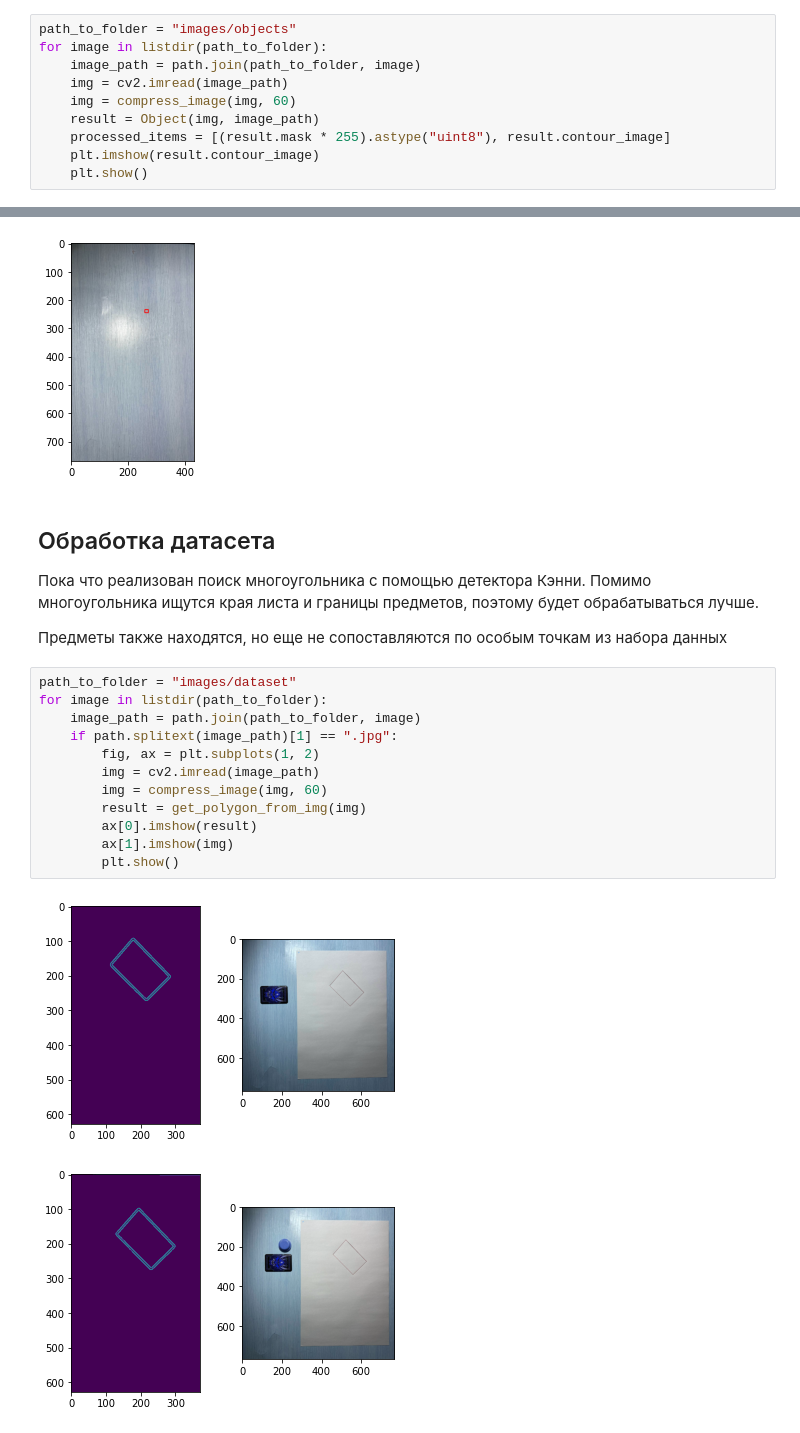
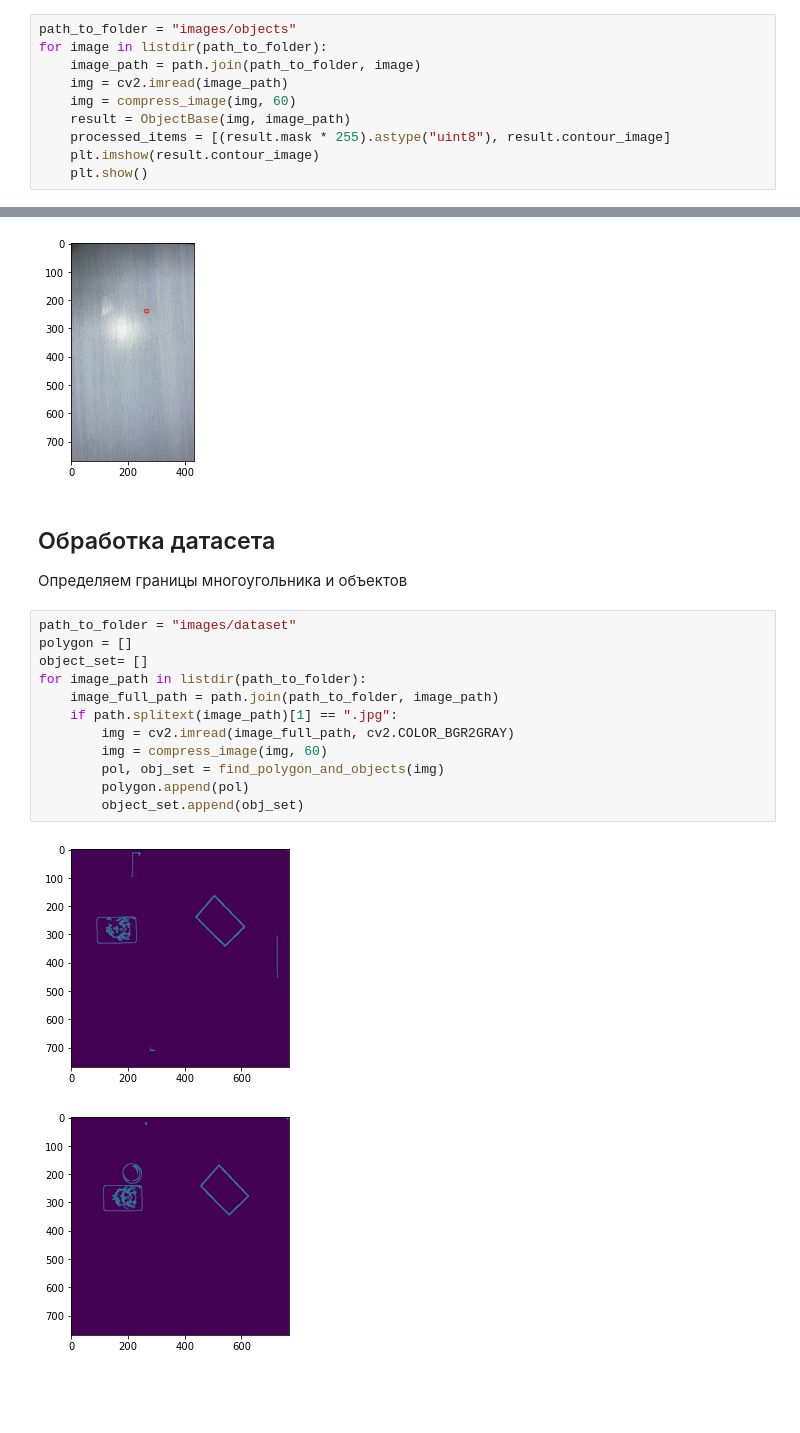
Before and after one commit to ayu-f/IntelligentPlacer, a Jupyter notebook: second_iter.ipynb, the cells around one changed output, grey strips where cells are left out. Saved outputs shown, nothing was run; the diff lists cells and outputs as text; blank space fills up the shorter version.

```diff
--- a/first_it.ipynb
+++ b/second_iter.ipynb
@@ -15,7 +17,7 @@ for image in listdir(path_to_folder):
     image_path = path.join(path_to_folder, image)
     img = cv2.imread(image_path)
     img = compress_image(img, 60)
-    result = Object(img, image_path)
+    result = ObjectBase(img, image_path)
     processed_items = [(result.mask * 255).astype("uint8"), result.contour_image]
     plt.imshow(result.contour_image)
     plt.show()
@@ -34,21 +36,19 @@ for image in listdir(path_to_folder):
 # %% [markdown]
 ## Обработка датасета
 
-Пока что реализован поиск многоугольника с помощью детектора Кэнни. Помимо многоугольника ищутся края листа и границы предметов, поэтому будет обрабатываться лучше.
-
-Предметы также находятся, но еще не сопоставляются по особым точкам из набора данных
+Определяем границы многоугольника и объектов
 # %%
 path_to_folder = "images/dataset"
-for image in listdir(path_to_folder):
-    image_path = path.join(path_to_folder, image)
+polygon = []
+object_set= []
+for image_path in listdir(path_to_folder):
+    image_full_path = path.join(path_to_folder, image_path)
     if path.splitext(image_path)[1] == ".jpg":
-        fig, ax = plt.subplots(1, 2)
-        img = cv2.imread(image_path)
+        img = cv2.imread(image_full_path, cv2.COLOR_BGR2GRAY)
         img = compress_image(img, 60)
-        result = get_polygon_from_img(img)
-        ax[0].imshow(result)
-        ax[1].imshow(img)
-        plt.show()
+        pol, obj_set = find_polygon_and_objects(img)
+        polygon.append(pol)
+        object_set.append(obj_set)
 # %% [output]
-[figure, old version]
+[figure, new version]
-[figure, old version]
+[figure, new version]
```
Also changed, not shown: parts of 6 cells of this notebook, 2 other files.
